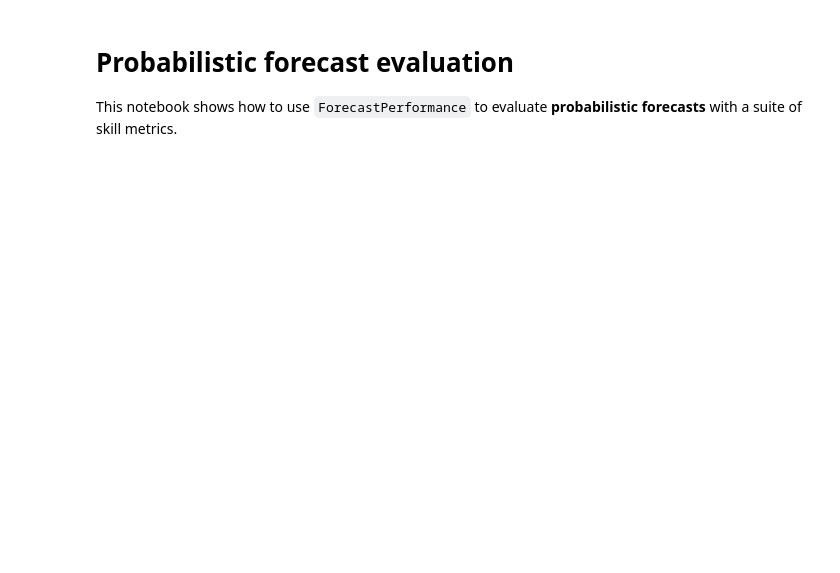
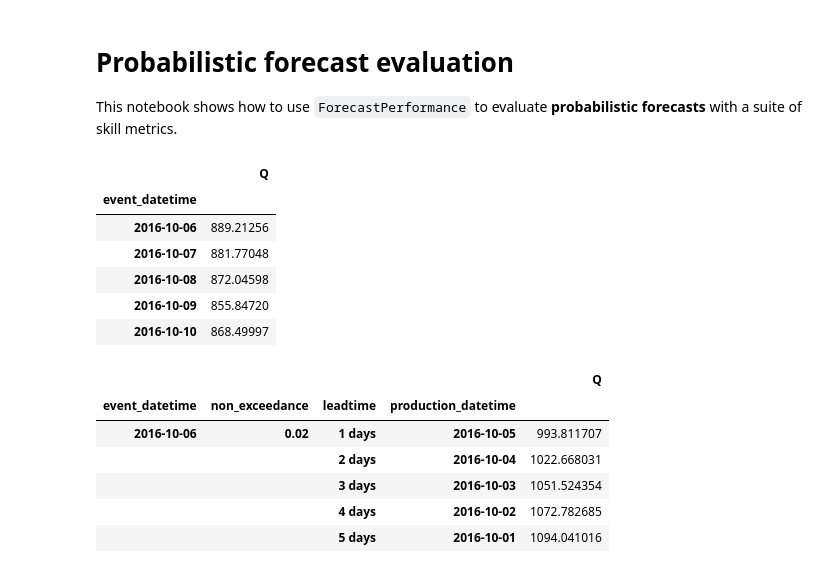
Before and after one commit to FORESIGHT-ULisboa/forecast_performance, a Jupyter notebook: notebooks/02_probabilistic.ipynb, the cells around one changed output. Saved outputs shown, nothing was run; the diff lists cells and outputs as text; code cells hidden in the pictures; blank space fills up the shorter version.

```diff
--- a/notebooks/02_probabilistic.ipynb
+++ b/notebooks/02_probabilistic.ipynb
@@ -5,14 +5,29 @@ This notebook shows how to use `ForecastPerformance` to evaluate **probabilistic
 # %%
 import pandas as pd
 from pathlib import Path
 from performance import ForecastPerformance, Results
 
-test_dataset_path = Path(r'tests\test_datasets_hourly')
+test_dataset_path = Path(r'tests\test_datasets_daily')
 
-obs = pd.read_csv(test_dataset_path / 'observed.csv', sep=';', index_col=0, parse_dates=True)
-obs.columns = pd.Index(pd.to_timedelta(obs.columns), name='leadtime')
-obs.index.name = 'event_datetime'
+obs_path = test_dataset_path / 'obs.parquet'
+obs = pd.read_parquet(obs_path)
+display(obs.head(5))
 
 prob_path = test_dataset_path / 'prob.parquet'
-prob_parquet = pd.read_parquet(prob_path)
-display(prob_parquet.head(5))
+prob = pd.read_parquet(prob_path)
+display(prob.head(5))
+# %% [output]
+|  | Q |
+| event_datetime |  |
+| 2016-10-06 | 889.21256 |
+| 2016-10-07 | 881.77048 |
+| 2016-10-08 | 872.04598 |
+| 2016-10-09 | 855.84720 |
+| 2016-10-10 | 868.49997 |
+|  |  |  |  | Q |
+| event_datetime | non_exceedance | leadtime | production_datetime |  |
+| 2016-10-06 | 0.02 | 1 days | 2016-10-05 | 993.811707 |
+|  |  | 2 days | 2016-10-04 | 1022.668031 |
+|  |  | 3 days | 2016-10-03 | 1051.524354 |
+|  |  | 4 days | 2016-10-02 | 1072.782685 |
+|  |  | 5 days | 2016-10-01 | 1094.041016 |
```
Also changed, not shown: parts of 4 cells of this notebook, 7 other files.
